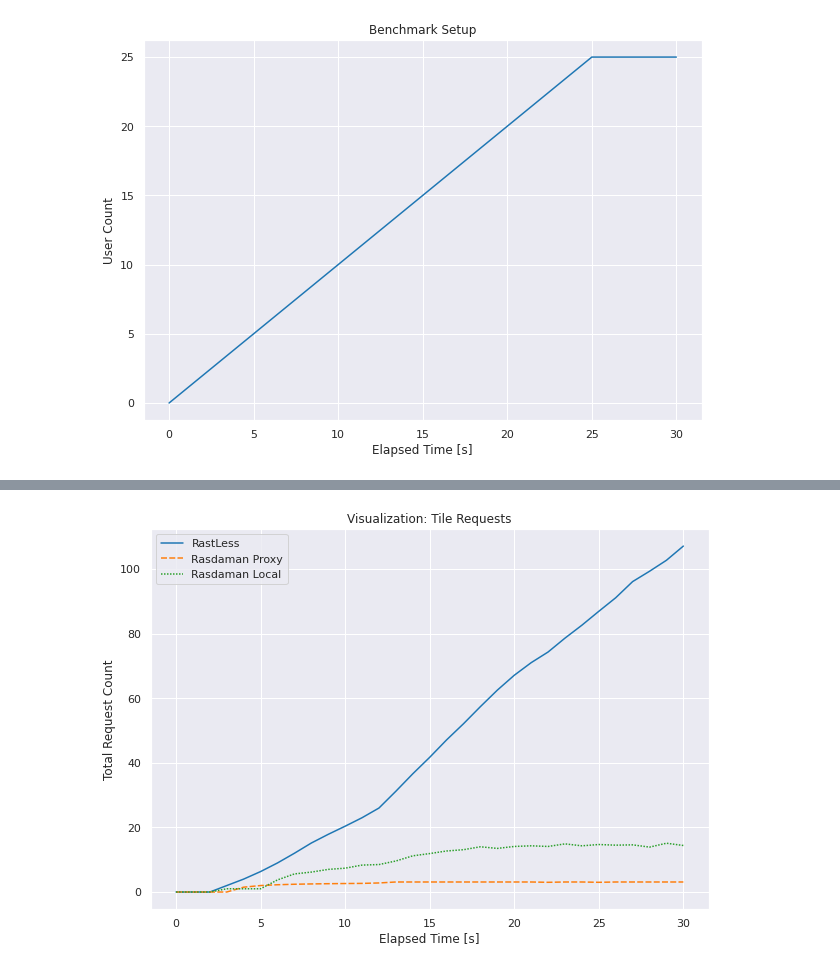
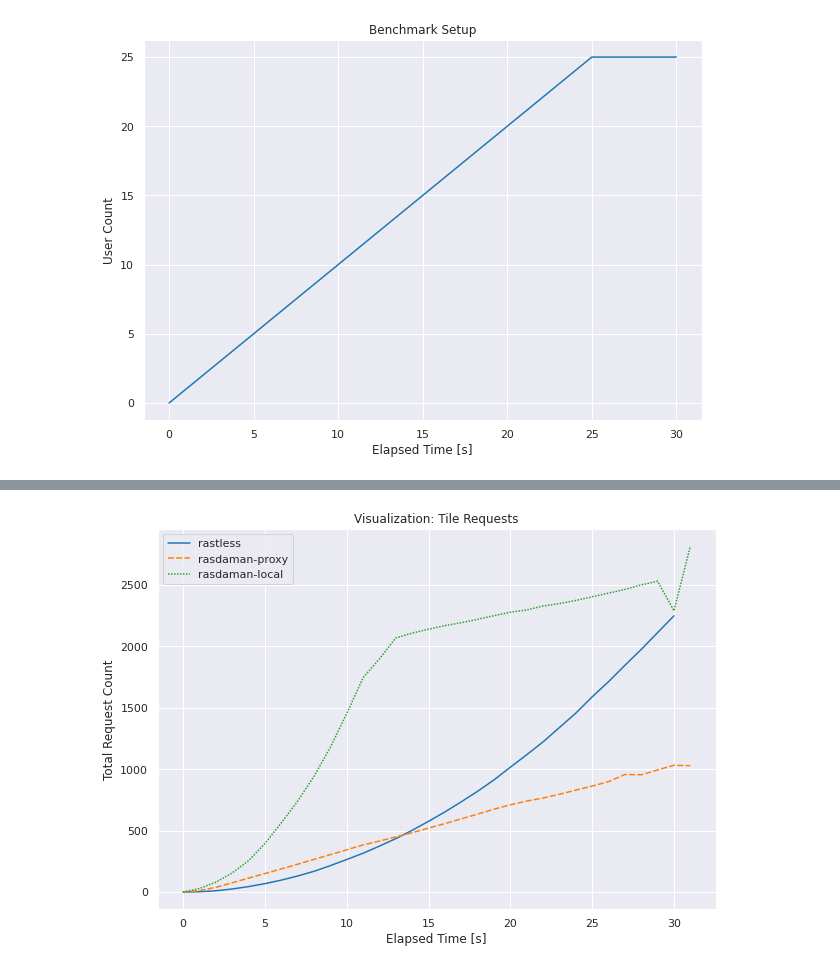
Before and after one commit to MarcelCode/rastless-benchmarks, a Jupyter notebook: analysis/notebooks/visualization.ipynb, the cells around one changed output, grey strips where cells are left out. Saved outputs shown, nothing was run; the diff lists cells and outputs as text; code cells hidden in the pictures.

```diff
--- a/analysis/notebooks/visualization.ipynb
+++ b/analysis/notebooks/visualization.ipynb
@@ -12,8 +12,10 @@ sns.set(rc={'figure.figsize':(10,7)})
 sns.set_context()
 sns.set_palette("tab10")
 # %%
-df_rasdaman_local = read_result("../../benchmark_results/rasdaman_local/visualization_stats_history.csv")
-df_rasdaman_proxy = read_result("../../benchmark_results/rasdaman/visualization_stats_history.csv")
-df_rastless = read_result("../../benchmark_results/rastless/visualization_stats_history.csv")
+USER = 25
+SPAWN_RATE = 1
+RUNTIME = "31s"
+DATE = "2022-03-05T12:44:39"
+TEST_TYPE = "visualization"
 # %%
-df_rasdaman_local.head()
+system_dfs_combined = read_stat_history_dates_combined(TEST_TYPE, USER, SPAWN_RATE, RUNTIME, "median")
@@ -53,9 +56,9 @@ plt.savefig("./result_images/visualization/requests_per_second.pdf")
 # %%
-df_request_total_count = combine_result(df_rastless, df_rasdaman_proxy, df_rasdaman_local, "Total Request Count")
+df_request_total_count = combine_result(system_dfs_combined, "Total Request Count")
 # %%
-ax = sns.lineplot(data=df_request_s)
+ax = sns.lineplot(data=df_request_total_count)
 ax.set(ylabel="Total Request Count")
 ax.set_title('Visualization: Tile Requests')
 plt.savefig("./result_images/total_request_count.pdf")
 # %% [output]
-[figure, old version]
+[figure, new version]
```
Also changed, not shown: parts of 12 cells of this notebook, 41 other files.
